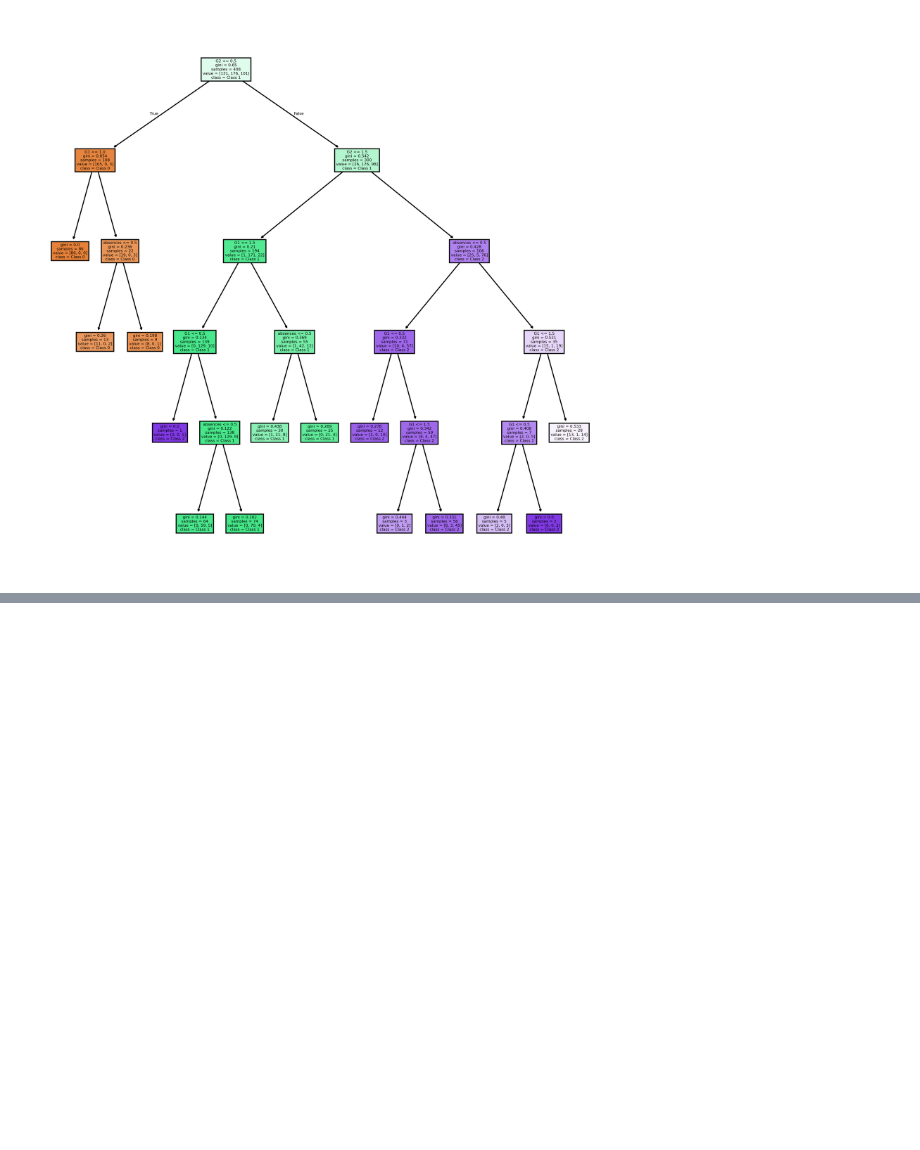
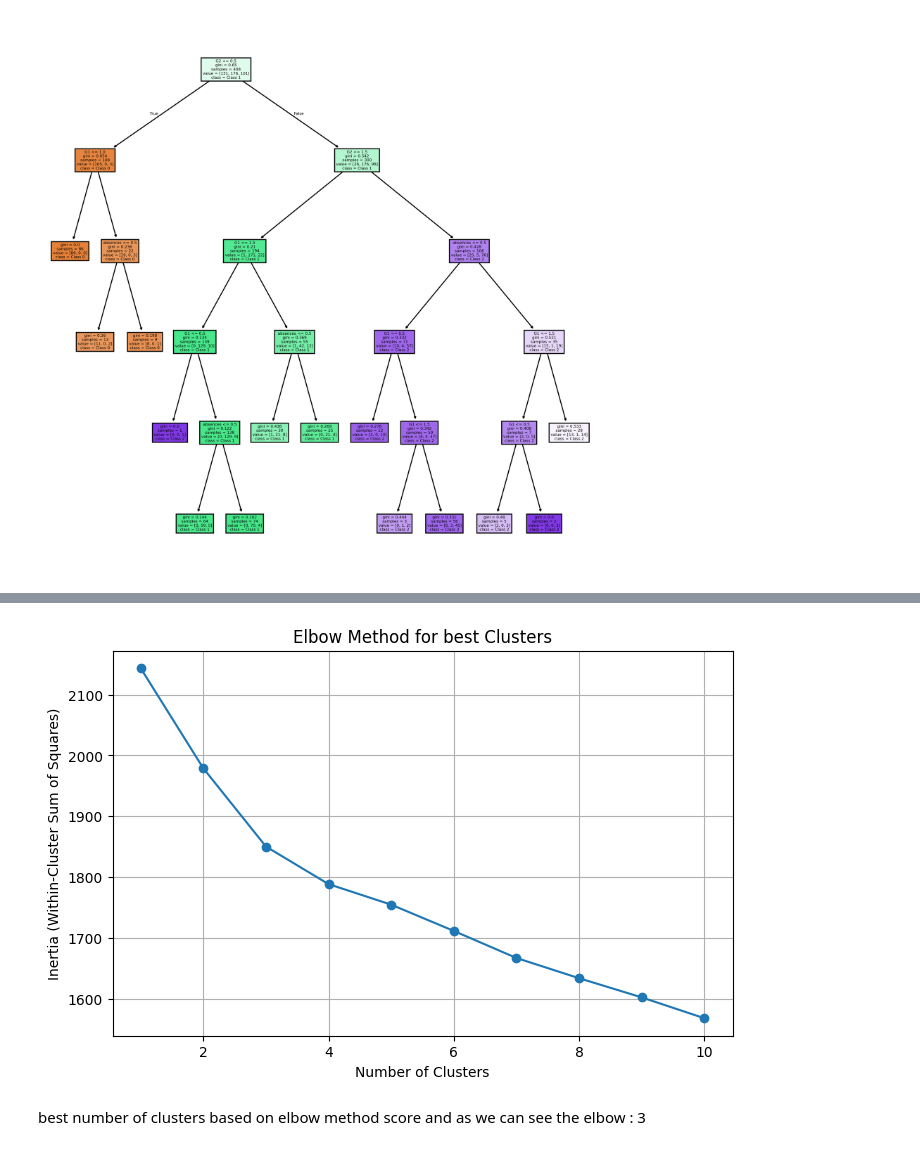
Before and after one commit to iraseel74/mining-project, a Jupyter notebook: Reports/Phase3.ipynb, the cells around one changed output, grey strips where cells are left out. Drawn from its saved outputs; the diff is of its cells as text; code cells hidden in the pictures; blank space fills up the shorter version.

```diff
--- a/Reports/Phase3.ipynb
+++ b/Reports/Phase3.ipynb
@@ -309,0 +215,28 @@ K=5 provides a balance between compactness (inertia) and silhouette score
+# %%
+import pandas as pd
+from sklearn.cluster import KMeans
+import matplotlib.pyplot as plt
+
+file_path = 'data_normailzed.csv'
+data = pd.read_csv(file_path)
+
+
+cluster_range = range(1, 11)
+inertia_values = []
+
+for n_clusters in cluster_range:
+    kmeans = KMeans(n_clusters=n_clusters, random_state=42)
+    kmeans.fit(data)
+    inertia_values.append(kmeans.inertia_)
+
+plt.figure(figsize=(8, 5))
+plt.plot(cluster_range, inertia_values, marker='o')
+plt.title('Elbow Method for best Clusters')
+plt.xlabel('Number of Clusters')
+plt.ylabel('Inertia (Within-Cluster Sum of Squares)')
+plt.grid()
+plt.show()
+# %% [output]
+[figure, added]
+# %% [markdown]
+best number of clusters based on elbow method score and as we can see the elbow : 3
```
Also changed, not shown: parts of 19 cells of this notebook.
